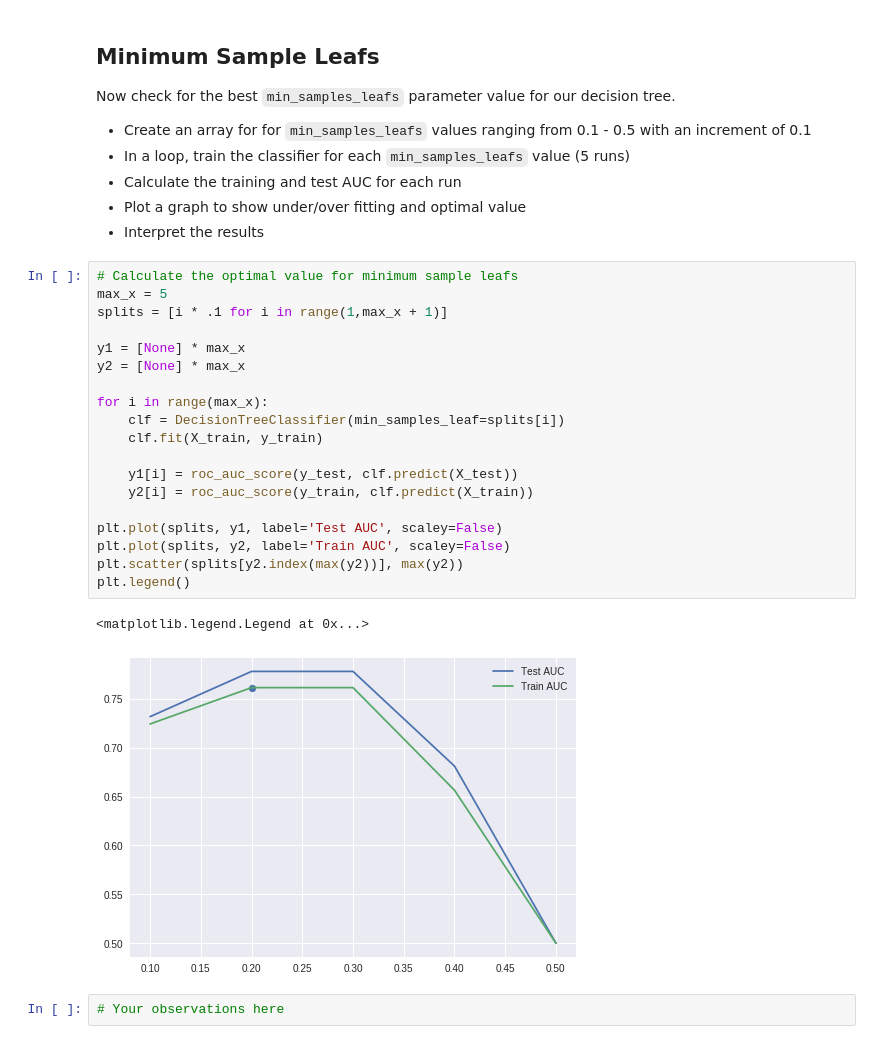
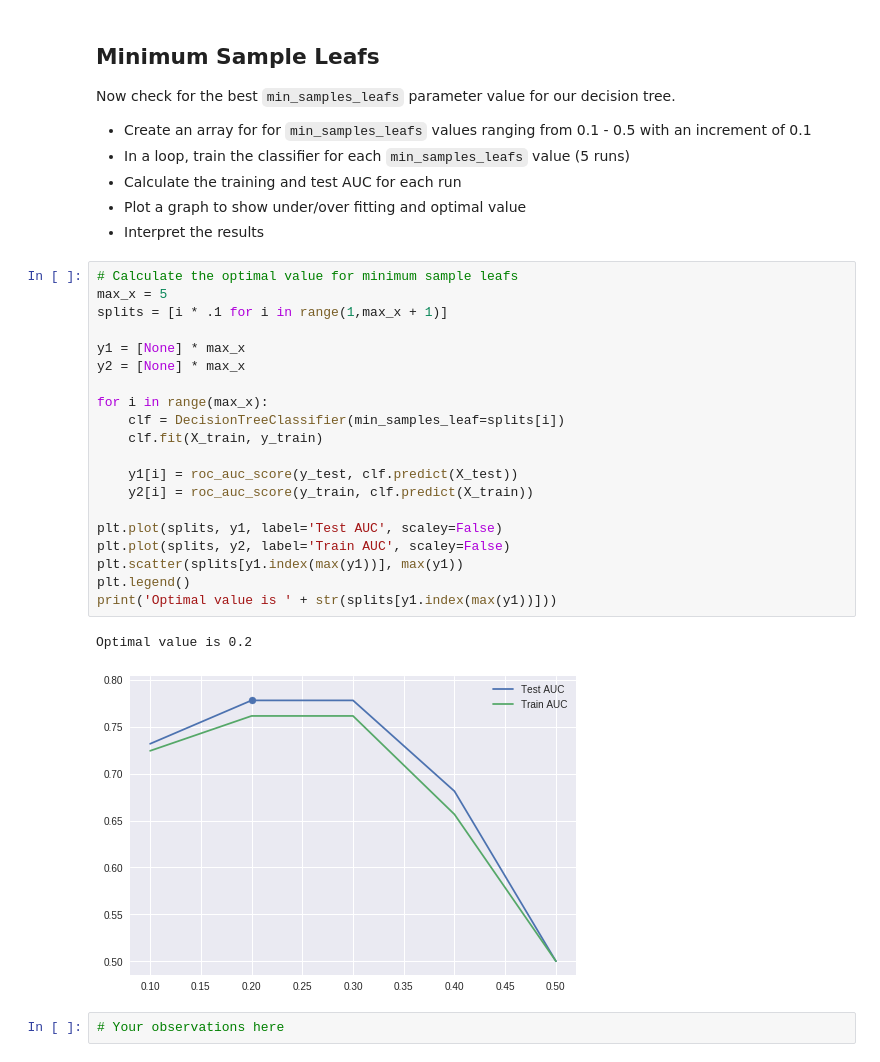
Before and after one commit to nic464/dsc-enterprise-hsbc-tuning-decision-trees-lab-hsbc-ds-081319, a Jupyter notebook: index.ipynb, the cells around one changed output. Cells and saved outputs as stored; diff of their text form.

```diff
--- a/index.ipynb
+++ b/index.ipynb
@@ -161,25 +162,26 @@ Now check for the best `min_samples_leafs` parameter value for our decision tree
 # %%
 # Calculate the optimal value for minimum sample leafs
 max_x = 5
 splits = [i * .1 for i in range(1,max_x + 1)]
 
 y1 = [None] * max_x
 y2 = [None] * max_x
 
 for i in range(max_x):
     clf = DecisionTreeClassifier(min_samples_leaf=splits[i])
     clf.fit(X_train, y_train)
 
     y1[i] = roc_auc_score(y_test, clf.predict(X_test))
     y2[i] = roc_auc_score(y_train, clf.predict(X_train))
 
 plt.plot(splits, y1, label='Test AUC', scaley=False)
 plt.plot(splits, y2, label='Train AUC', scaley=False)
-plt.scatter(splits[y2.index(max(y2))], max(y2))
+plt.scatter(splits[y1.index(max(y1))], max(y1))
 plt.legend()
+print('Optimal value is ' + str(splits[y1.index(max(y1))]))
 # %% [output]
-<matplotlib.legend.Legend at 0x...>
+Optimal value is 0.2
-[figure, old version]
+[figure, new version]
 # %%
 # Your observations here
 # %% [markdown]
```
Also changed, not shown: parts of 3 cells of this notebook.
